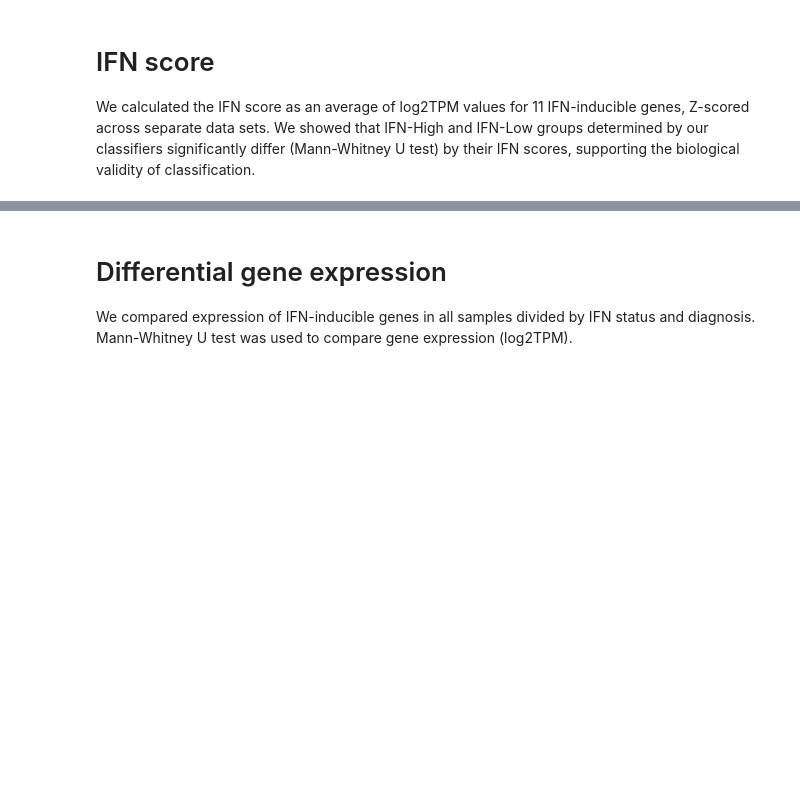
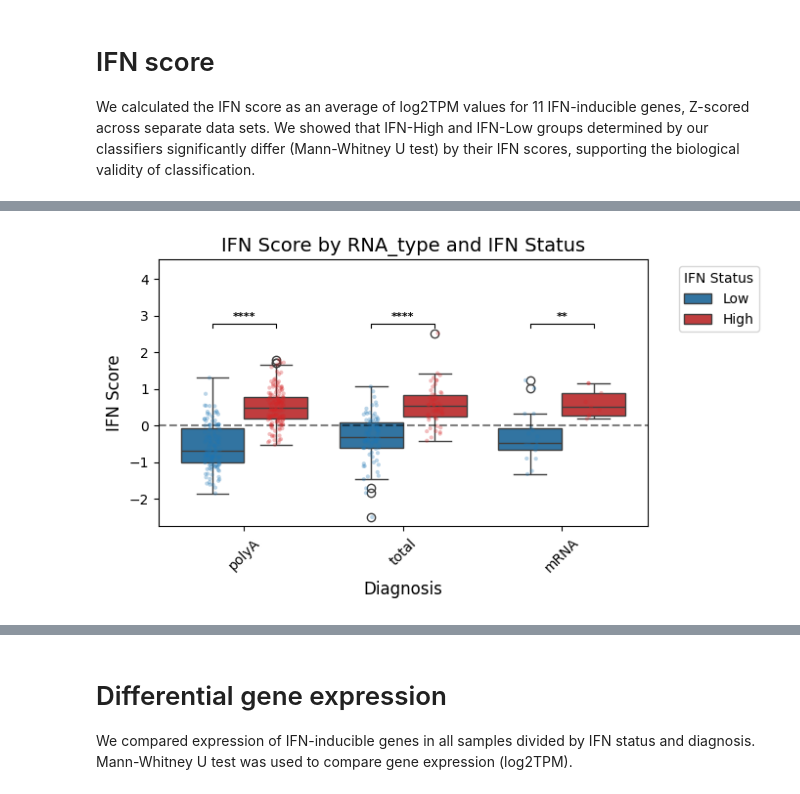
Before and after one commit to a-senkovenko/SKO-1, a Jupyter notebook: notebooks/expression_analysis.ipynb, the cells around one changed output, grey strips where cells are left out. Saved outputs shown, nothing was run; the diff lists cells and outputs as text; code cells hidden in the pictures; blank space fills up the shorter version.

```diff
--- a/notebooks/expression_analysis.ipynb
+++ b/notebooks/expression_analysis.ipynb
@@ -204,0 +199,4 @@ calculate_ifn_score(metadata_with_predictions, log2_tpm, ifn_genes)
+# %%
+plot_boxplot_score(metadata_with_predictions, condition_col='RNA_type')
+# %% [output]
+[figure, added]
```
Also changed, not shown: parts of 10 cells of this notebook, 1 other file.
